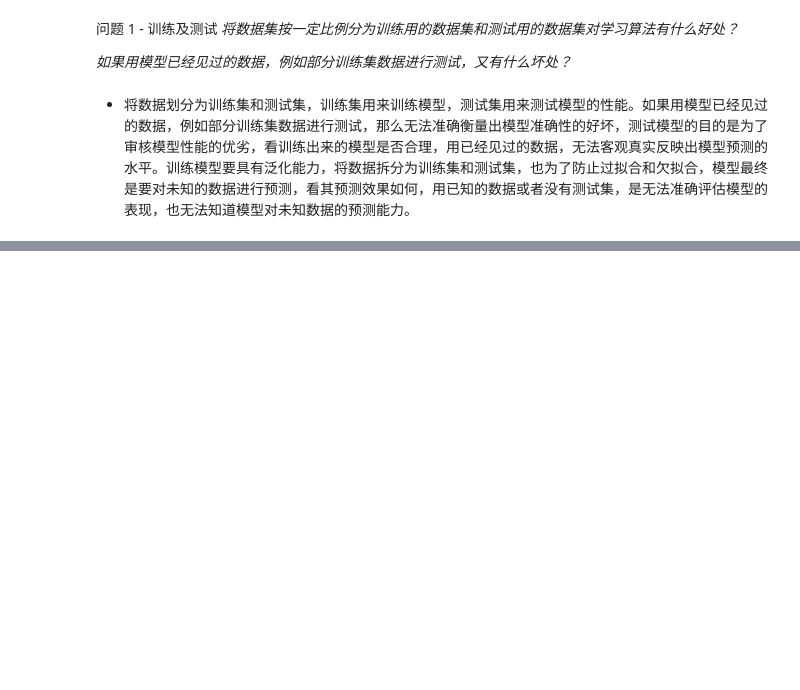
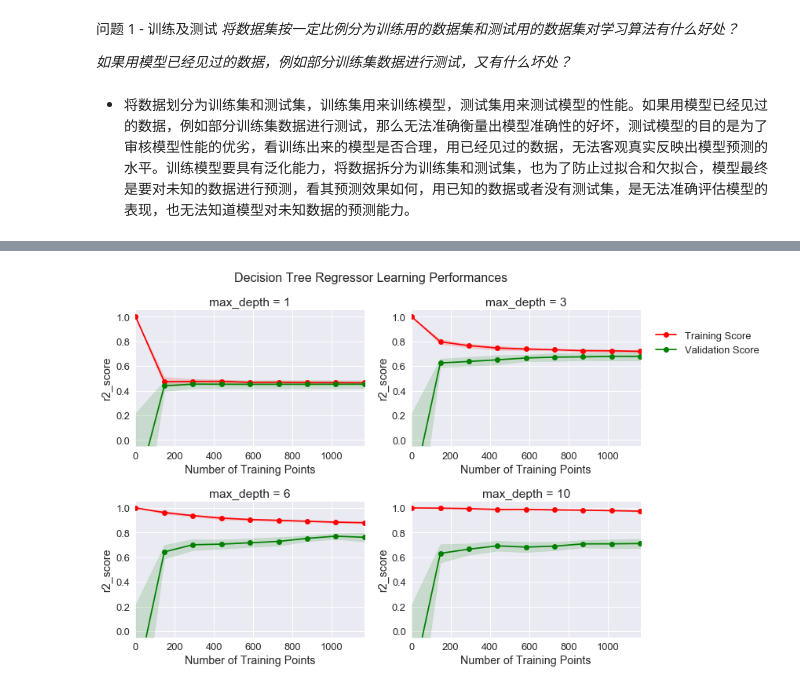
Before and after one commit to zhangjiqiang/AIProject, a Jupyter notebook: udacity_Predicting_Housing_Price-master/predict_house_price.ipynb, the cells around one changed output, grey strips where cells are left out. Drawn from its saved outputs; the diff is of its cells as text; code cells hidden in the pictures; blank space fills up the shorter version.

```diff
--- a/udacity_Predicting_Housing_Price-master/predict_house_price.ipynb
+++ b/udacity_Predicting_Housing_Price-master/predict_house_price.ipynb
@@ -264,0 +272,4 @@ X_train, X_test, y_train, y_test = train_test_split(features, labels, test_size=
+# %%
+vs.ModelLearning(features, labels)
+# %% [output]
+[figure, added]
```
Also changed, not shown: parts of 8 cells of this notebook.
